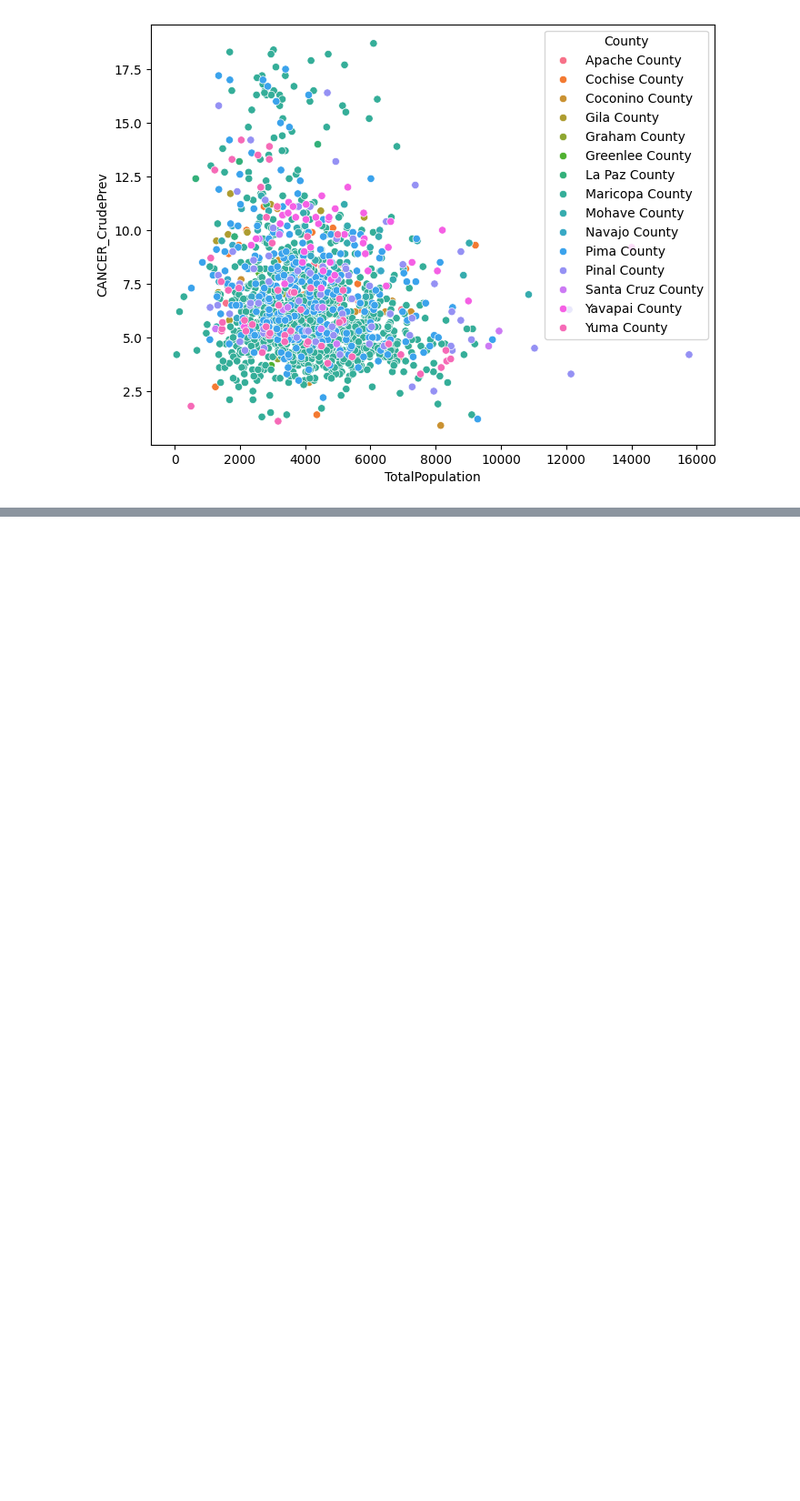
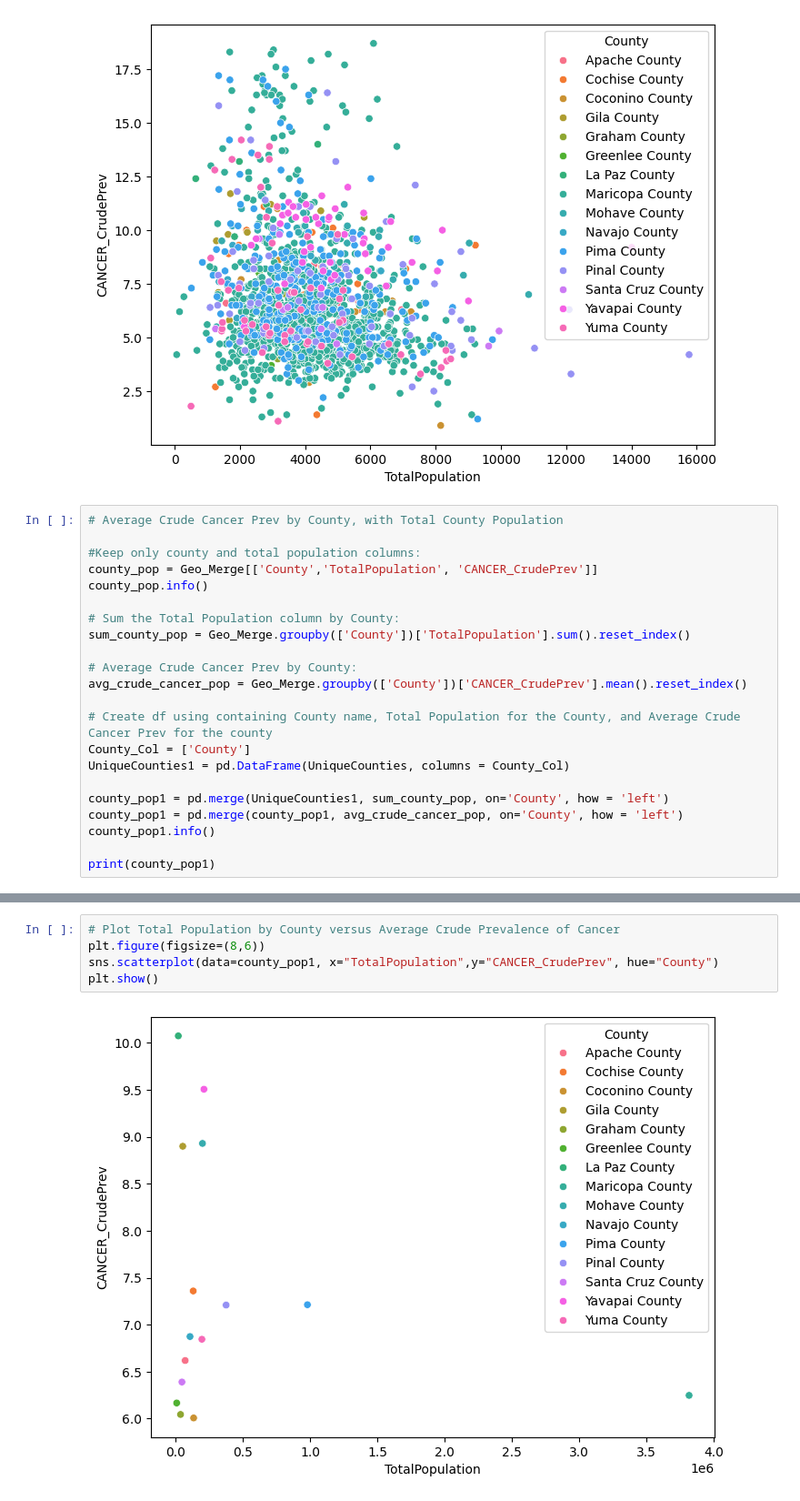
Before and after one commit to INFO-698-InfoSci-Capstone/geo-health-ai, a Jupyter notebook: Working_Files/Explore_SMG.ipynb, the cells around one changed output, grey strips where cells are left out. Shown at 91% size. Cells and saved outputs as stored; diff of their text form; blank space fills up the shorter version.

```diff
--- a/Working_Files/Explore_SMG.ipynb
+++ b/Working_Files/Explore_SMG.ipynb
@@ -171,3 +185,25 @@ sns.scatterplot(data=Geo_Merge, x="TotalPopulation",y="CANCER_CrudePrev", hue="C
 plt.show()
 # %% [output]
 [figure]
+# %%
+# Average Crude Cancer Prev by County, with Total County Population
+
+#Keep only county and total population columns:
+county_pop = Geo_Merge[['County','TotalPopulation', 'CANCER_CrudePrev']]
+county_pop.info()
+
+# Sum the Total Population column by County:
+sum_county_pop = Geo_Merge.groupby(['County'])['TotalPopulation'].sum().reset_index()
+
+# Average Crude Cancer Prev by County:
+avg_crude_cancer_pop = Geo_Merge.groupby(['County'])['CANCER_CrudePrev'].mean().reset_index()
+
+# Create df using containing County name, Total Population for the County, and Average Crude Cancer Prev for the county
+County_Col = ['County']
+UniqueCounties1 = pd.DataFrame(UniqueCounties, columns = County_Col)
+
+county_pop1 = pd.merge(UniqueCounties1, sum_county_pop, on='County', how = 'left')
+county_pop1 = pd.merge(county_pop1, avg_crude_cancer_pop, on='County', how = 'left')
+county_pop1.info()
+
+print(county_pop1)
@@ -173,0 +228,7 @@ plt.show()
+# %%
+# Plot Total Population by County versus Average Crude Prevalence of Cancer
+plt.figure(figsize=(8,6))
+sns.scatterplot(data=county_pop1, x="TotalPopulation",y="CANCER_CrudePrev", hue="County")
+plt.show()
+# %% [output]
+[figure, added]
```
Also changed, not shown: parts of 25 cells of this notebook.
